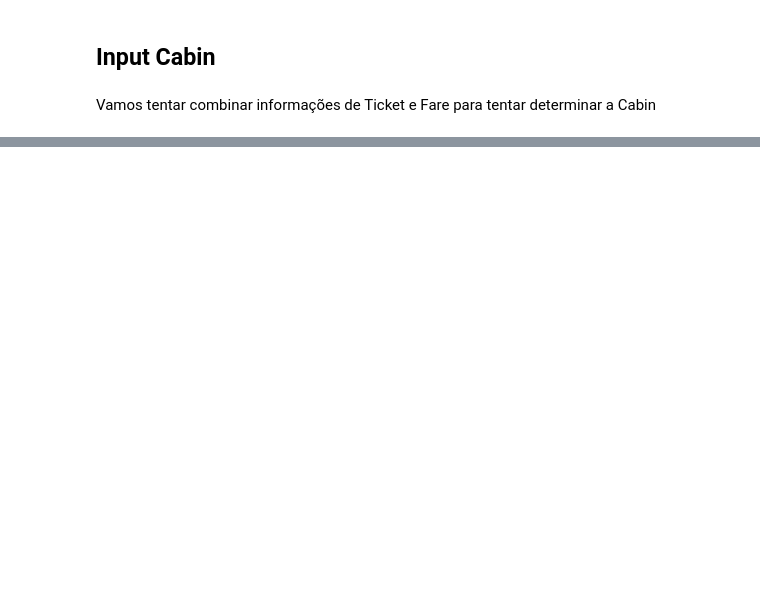
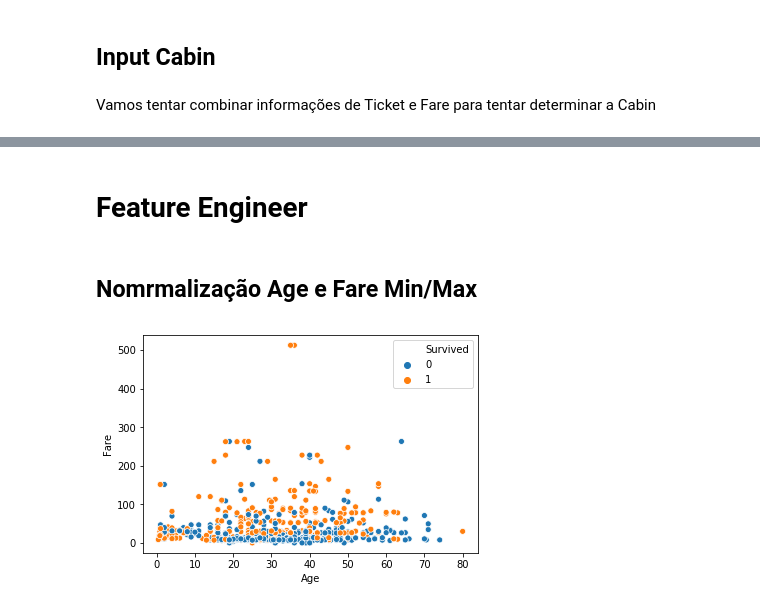
Before and after one commit to Pantoja87/Titanic-Disaster, a Jupyter notebook: TITANIC.ipynb, the cells around one changed output, grey strips where cells are left out. Drawn from its saved outputs; the diff is of its cells as text; code cells hidden in the pictures; blank space fills up the shorter version.

Commit message:
Normalização
Age e Fare

```diff
--- a/TITANIC.ipynb
+++ b/TITANIC.ipynb
@@ -345,0 +497,16 @@ train_csv['Feature_Ticket']=train_csv['Ticket'].str.strip()
+# %% [markdown]
+# Feature Engineer
+# %% [markdown]
+## Nomrmalização Age e Fare Min/Max
+# %%
+from sklearn import preprocessing
+
+scaler = preprocessing.MinMaxScaler(feature_range=(0,1))
+
+# fit and transform in one step
+train_csv['Norm_Age'] = scaler.fit_transform(train_csv[['Age']])
+train_csv['Norm_Fare'] = scaler.fit_transform(train_csv[['Fare']])
+# %%
+ax = sns.scatterplot(x="Age", y="Fare", hue='Survived', data=train_csv)
+# %% [output]
+[figure, added]
```
Also changed, not shown: parts of 36 cells of this notebook.
